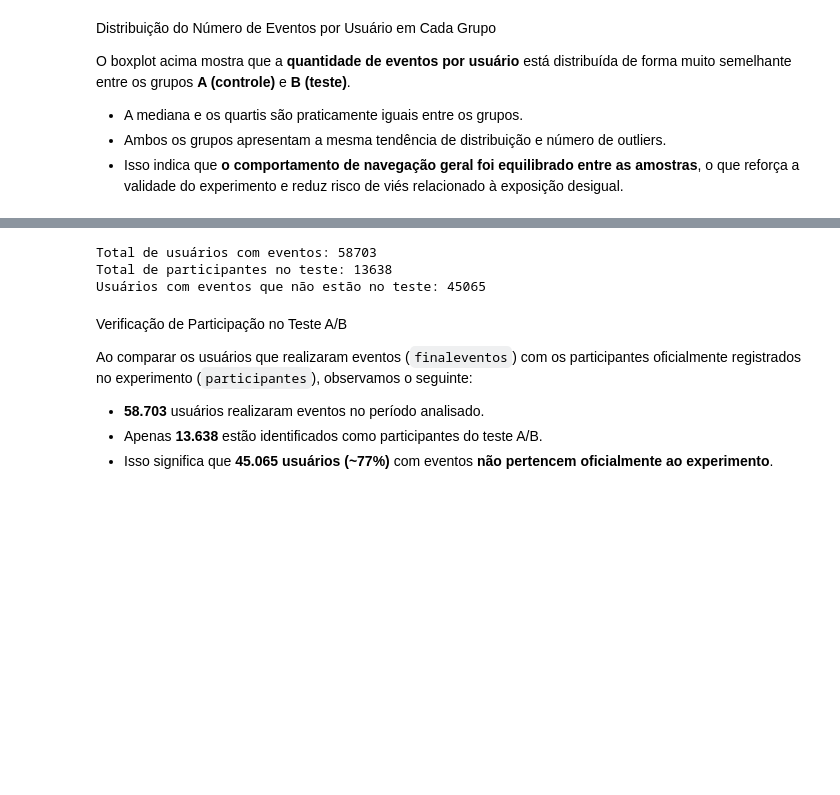
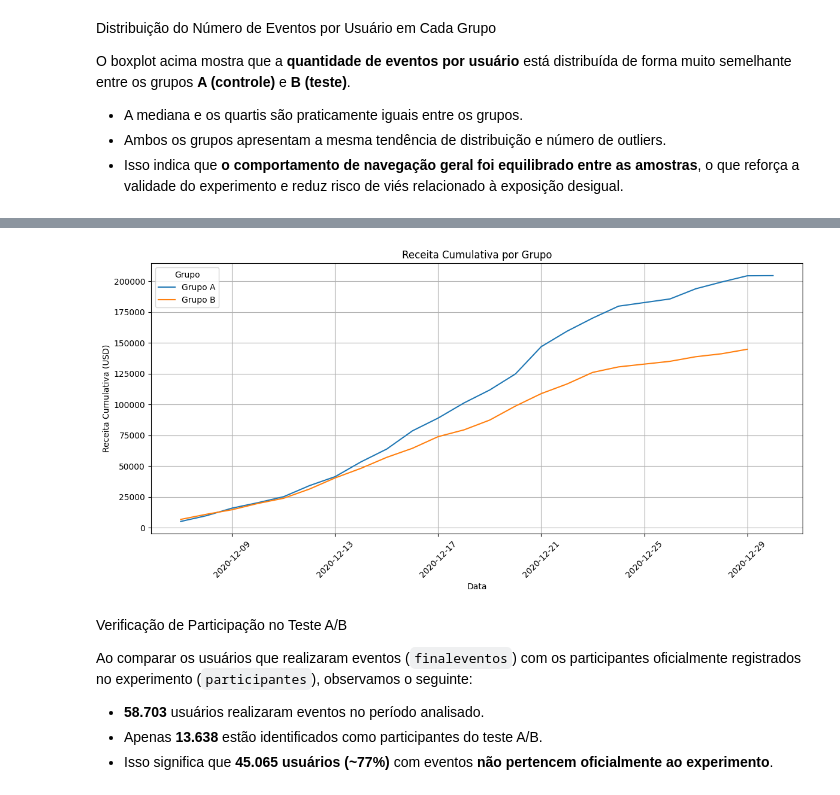
Before and after one commit to DataValencio/AB_Recommender_Test, a Jupyter notebook: Project.ipynb, the cells around one changed output, grey strips where cells are left out. Saved outputs shown, nothing was run; the diff lists cells and outputs as text; code cells hidden in the pictures; blank space fills up the shorter version.

```diff
--- a/Project.ipynb
+++ b/Project.ipynb
@@ -197,16 +266,31 @@ O boxplot acima mostra que a **quantidade de eventos por usuário** está distri
 # %%
-usuarios_com_eventos = finaleventos['id_usuario'].unique()
-usuarios_participantes = participantes['id_usuario'].unique()
+# Filtrar apenas eventos de compra e unir com os grupos
+compras = finaleventos[finaleventos['nome_evento'] == 'purchase']
+compras_com_grupo = compras.merge(participantes, on='id_usuario')
 
-usuarios_fora_do_teste = set(usuarios_com_eventos) - set(usuarios_participantes)
+# Criar coluna apenas com a data (sem hora)
+compras_com_grupo['data'] = compras_com_grupo['data_evento'].dt.date
 
-print(f"Total de usuários com eventos: {len(usuarios_com_eventos)}")
-print(f"Total de participantes no teste: {len(usuarios_participantes)}")
-print(f"Usuários com eventos que não estão no teste: {len(usuarios_fora_do_teste)}")
+# Agrupar por data e grupo, somando receita (detalhes)
+receita_diaria = compras_com_grupo.groupby(['data', 'grupo'])['detalhes'].sum().reset_index()
+
+# Calcular receita cumulativa por grupo
+receita_diaria['receita_cumulativa'] = receita_diaria.groupby('grupo')['detalhes'].cumsum()
+
+plt.figure(figsize=(12, 6))
+for grupo, dados in receita_diaria.groupby('grupo'):
+    plt.plot(dados['data'], dados['receita_cumulativa'], label=f'Grupo {grupo}')
+
+plt.title('Receita Cumulativa por Grupo')
+plt.xlabel('Data')
+plt.ylabel('Receita Cumulativa (USD)')
+plt.legend(title='Grupo')
+plt.grid(True)
+plt.xticks(rotation=45)
+plt.tight_layout()
+plt.show()
 # %% [output]
-Total de usuários com eventos: 58703
-Total de participantes no teste: 13638
-Usuários com eventos que não estão no teste: 45065
+[figure, added]
 # %% [markdown]
 Verificação de Participação no Teste A/B
 
```
Also changed, not shown: parts of 11 cells of this notebook.
